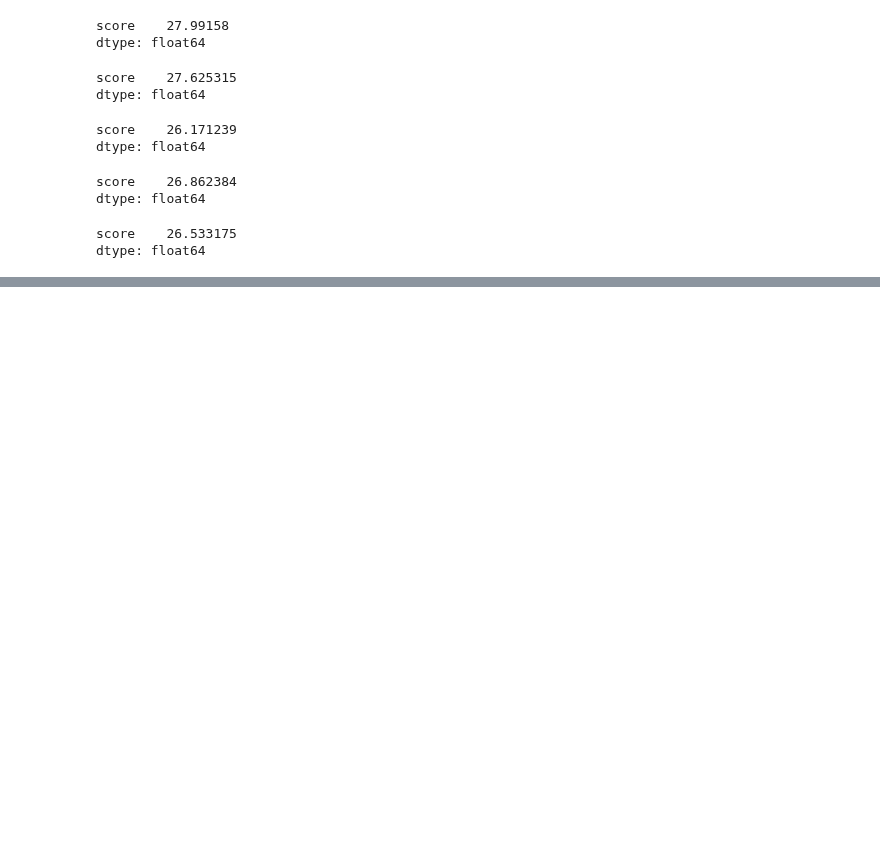
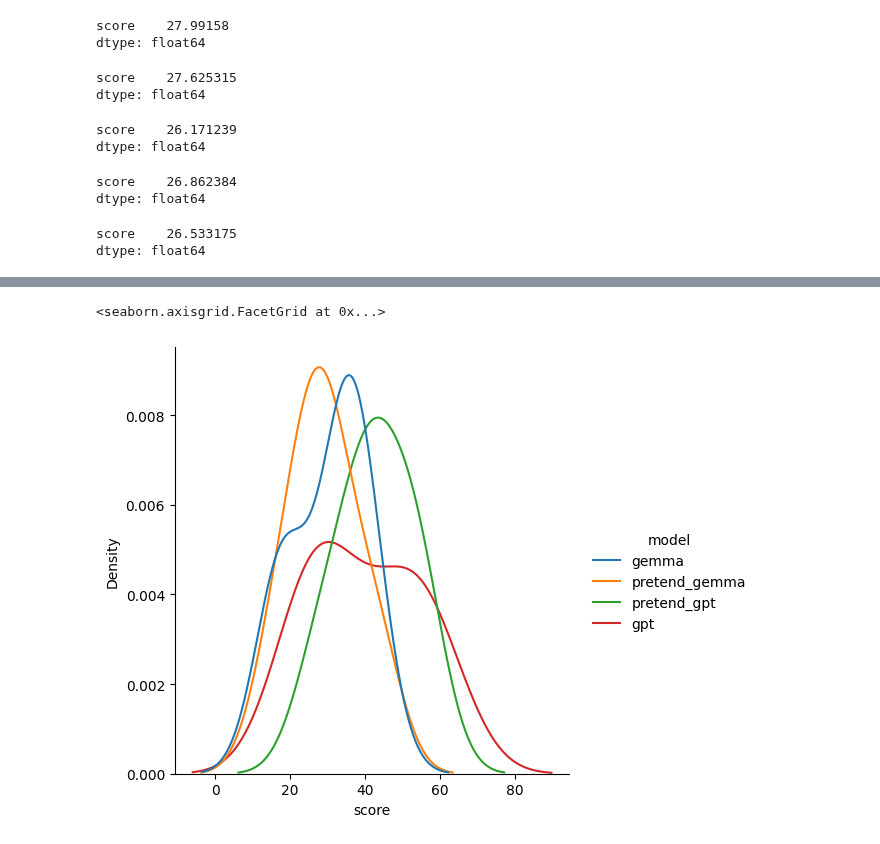
Before and after one commit to swaggirl9000/humor, a Jupyter notebook: notebooks/base_metric_comparison.ipynb, the cells around one changed output, grey strips where cells are left out. Drawn from its saved outputs; the diff is of its cells as text; code cells hidden in the pictures; blank space fills up the shorter version.

```diff
--- a/notebooks/base_metric_comparison.ipynb
+++ b/notebooks/base_metric_comparison.ipynb
@@ -1102,0 +1151,3 @@ sns.lineplot(p_vals, x="variable", y="value")
+# %%
+llm_gemma = model.loc[model["comedian"].isin(["John_Mulaney", "Jimmy_Yang", "Joe_List","Anthony_Jeselnik", "Ali_Wong", "Hasan_Minhaj"])]
+llm_pretend_gemma = pretend_gemma.loc[pretend_gemma["comedian"].isin(["John_Mulaney", "Jimmy_Yang", "Joe_List","Anthony_Jeselnik", "Ali_Wong", "Hasan_Minhaj"])]
@@ -1102,0 +1166,10 @@ sns.lineplot(p_vals, x="variable", y="value")
+# %%
+pretend_gemma = llm_pretend_gemma_metric.assign(model="pretend_gemma")
+gemma = llm_gemma_metric.assign(model="gemma")
+pretend_gpt = pretend_gpt_metric.assign(model="pretend_gpt")
+normal_gpt = normal_gpt_metric.assign(model="gpt")
+df = pd.concat([gemma, pretend_gemma, pretend_gpt, normal_gpt]).reset_index(drop=True)
+sns.displot(df, x="score", hue="model", kind="kde")
+# %% [output]
+<seaborn.axisgrid.FacetGrid at 0x...>
+[figure, added]
```
Also changed, not shown: parts of 13 cells of this notebook, 4 other files.
